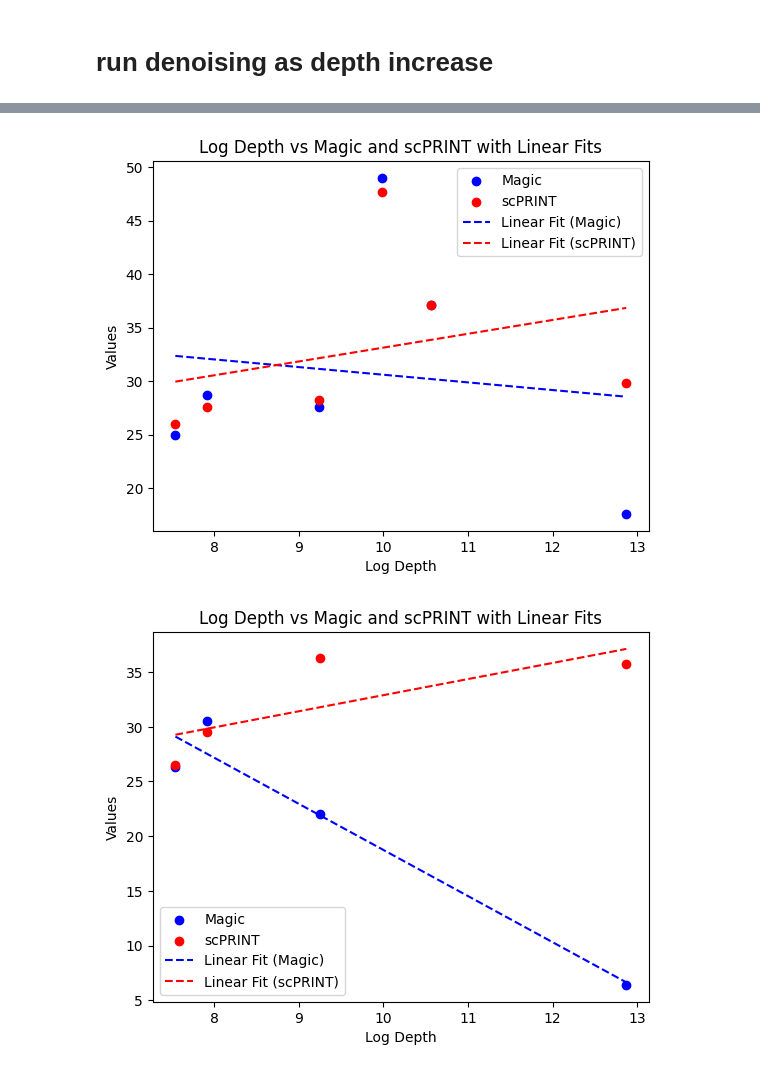
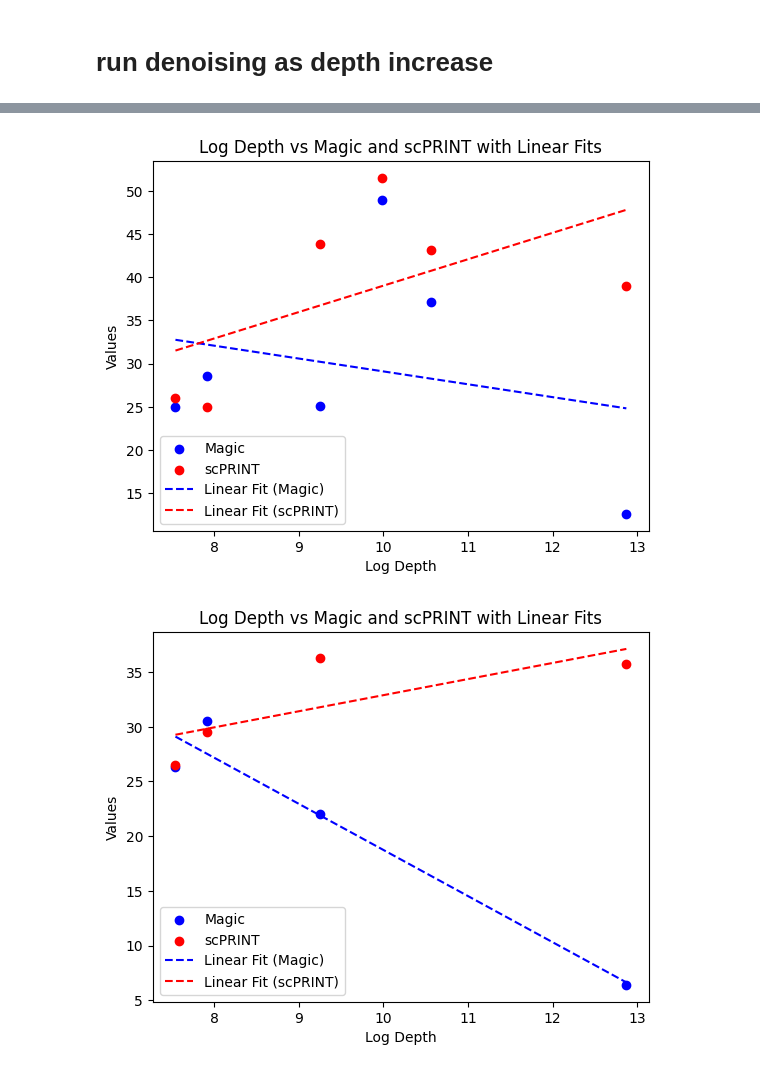
Before and after one commit to cantinilab/scPRINT, a Jupyter notebook: notebooks/scPRINT-2-repro-notebooks/denoising_V2.ipynb, the cells around one changed output, grey strips where cells are left out. Saved outputs shown, nothing was run; the diff lists cells and outputs as text; code cells hidden in the pictures.

```diff
--- a/notebooks/scPRINT-2-repro-notebooks/denoising_V2.ipynb
+++ b/notebooks/scPRINT-2-repro-notebooks/denoising_V2.ipynb
@@ -285,10 +366,17 @@ from scipy.optimize import curve_fit
 #    'magic': [30.4, 26.3, 6.4, 27.0],
 #    'scprint': [19.3, 21.5, 33.2, 36.1]
 # }
+# from the prevmodel
+#data = {
+#    "depth": [1888, 2736, 388362, 10360, 21693, 38469],
+#    "magic": [25, 28.7, 17.6, 27.6, 49, 37.1],
+#    "scprint": [26, 27.6, 29.8, 28.2, 47.7, 37.1],
+#}
+
 data = {
     "depth": [1888, 2736, 388362, 10360, 21693, 38469],
-    "magic": [25, 28.7, 17.6, 27.6, 49, 37.1],
-    "scprint": [26, 27.6, 29.8, 28.2, 47.7, 37.1],
+    "magic": [25, 28.6, 12.6, 25.1, 49, 37.1],
+    "scprint": [26, 25, 39, 43.8, 51.5, 43.1],
 }
 df = pd.DataFrame(data)
 
@@ -306,34 +394,34 @@ popt_magic, _ = curve_fit(linear_func, df["log_depth"], df["magic"])
 popt_scprint, _ = curve_fit(linear_func, df["log_depth"], df["scprint"])
 
 # Plot the data points
 plt.scatter(df["log_depth"], df["magic"], label="Magic", color="blue")
 plt.scatter(df["log_depth"], df["scprint"], label="scPRINT", color="red")
 
 # Plot the fitted linear curves
 x_values = np.linspace(min(df["log_depth"]), max(df["log_depth"]), 100)
 plt.plot(
     x_values,
     linear_func(x_values, *popt_magic),
     label="Linear Fit (Magic)",
     color="blue",
     linestyle="--",
 )
 plt.plot(
     x_values,
     linear_func(x_values, *popt_scprint),
     label="Linear Fit (scPRINT)",
     color="red",
     linestyle="--",
 )
 
 # Add labels and legend
 plt.xlabel("Log Depth")
 plt.ylabel("Values")
 plt.legend()
 plt.title("Log Depth vs Magic and scPRINT with Linear Fits")
 plt.show()
 # %% [output]
-[figure, old version]
+[figure, new version]
 # %%
 import pandas as pd
 import matplotlib.pyplot as plt
```
Also changed, not shown: parts of 8 cells of this notebook, 3 other files.
